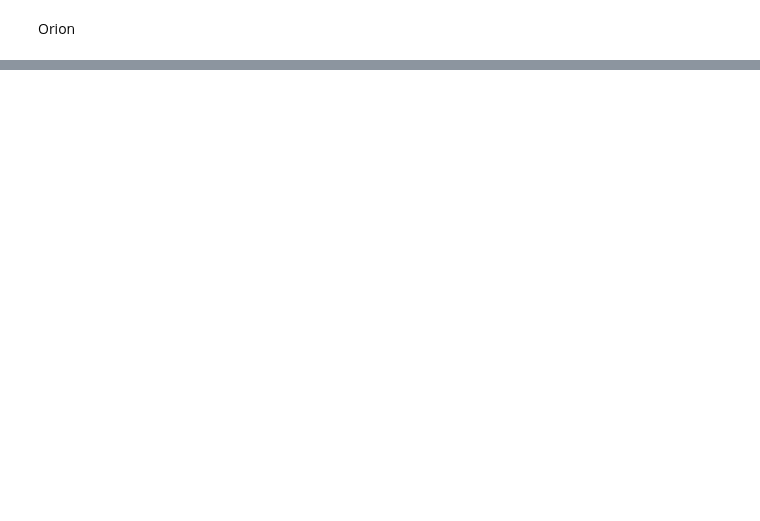
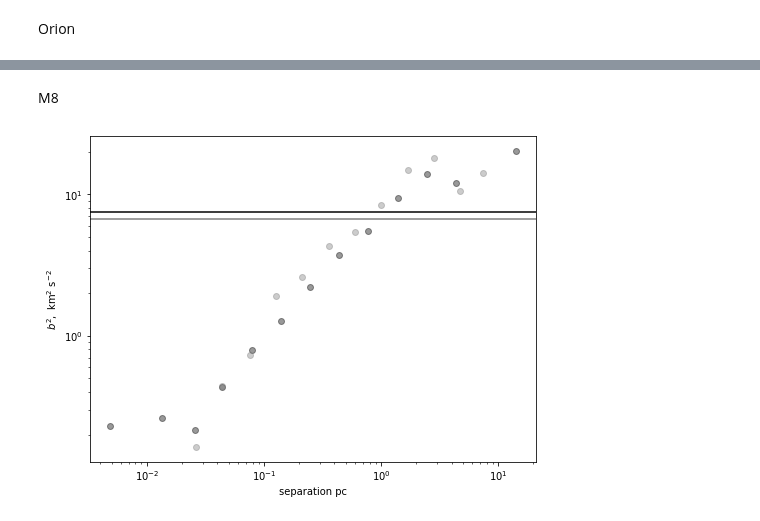
Before and after one commit to JavGVastro/PhD.Paper, a Jupyter notebook: Results.ipynb, the cells around one changed output, grey strips where cells are left out. Saved outputs shown, nothing was run; the diff lists cells and outputs as text; code cells hidden in the pictures; blank space fills up the shorter version.

```diff
--- a/Results.ipynb
+++ b/Results.ipynb
@@ -115,3 +152,21 @@ None
+# %% [markdown]
+M8
+# %%
+fig, ax = plt.subplots(figsize=(8, 6))
+
+ax.errorbar(SF['M8']['s'],SF['M8']['b2'], fmt='o', alpha=0.4,color="black")
+ax.errorbar(SF['M8S']['s'],SF['M8S']['b2'], fmt='o', alpha=0.4,color="gray")
+
+ax.axhline(SF['M8']['sig2'], ls='-',color="black")
+ax.axhline(SF['M8S']['sig2'], ls='-',color="gray")
+
+ax.set(xscale='log', yscale='log',
+       xlabel='separation pc',
+       ylabel=r'$b^2,\ \mathrm{km^2\ s^{-2}}$'
+      )
+None
+# %% [output]
+[figure, added]
 # %%
 print("--- %s seconds ---" % (time.time()-start_time))
 # %% [output]
```
Also changed, not shown: parts of 9 cells of this notebook.
